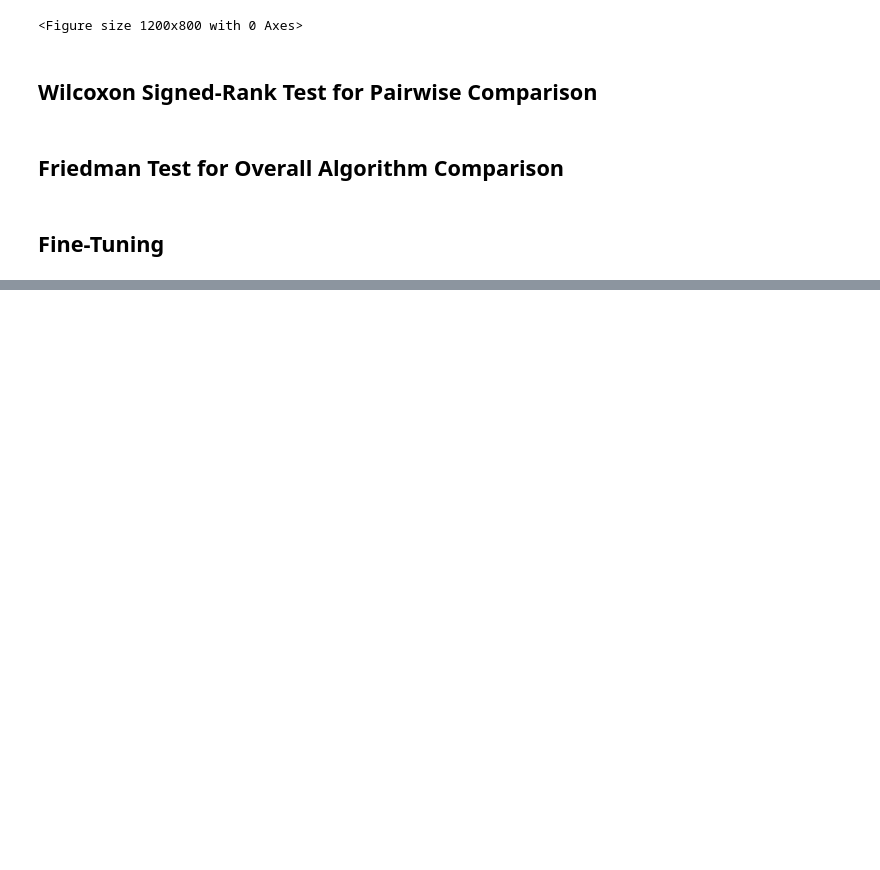
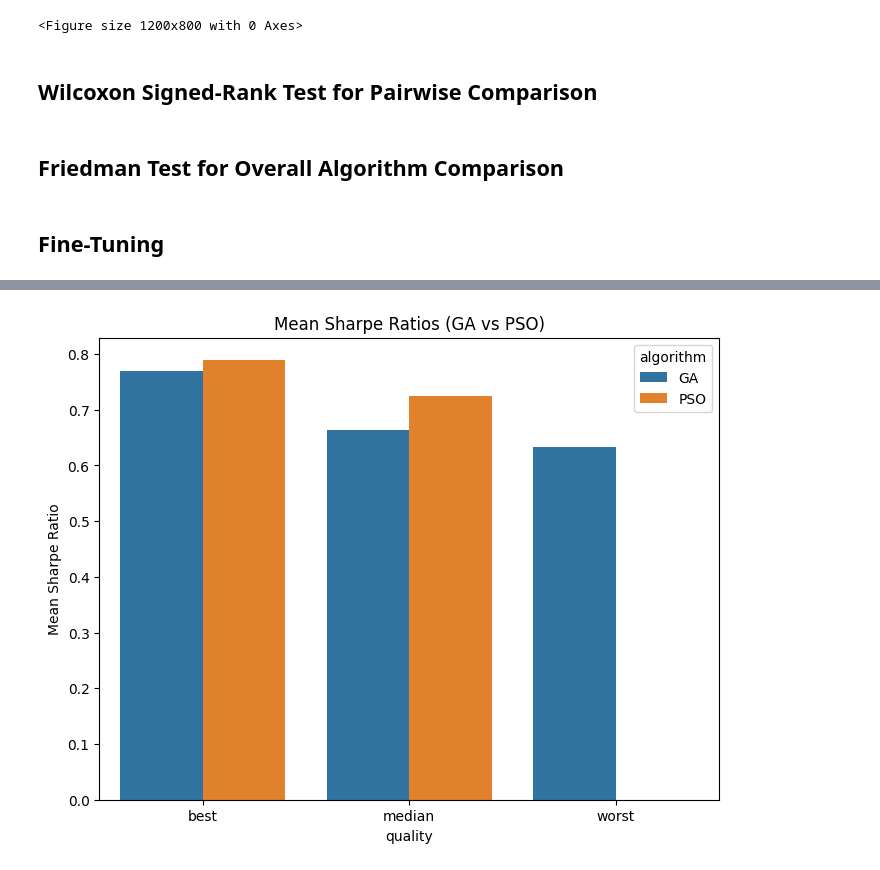
Before and after one commit to aprentix/BAO_Portfolio-Optimization-Problem, a Jupyter notebook: notebooks/compare_results.ipynb, the cells around one changed output, grey strips where cells are left out. Drawn from its saved outputs; the diff is of its cells as text; code cells hidden in the pictures; blank space fills up the shorter version.

```diff
--- a/notebooks/compare_results.ipynb
+++ b/notebooks/compare_results.ipynb
@@ -274,0 +94,99 @@ plot_pairwise_comparison()
+# %%
+# Import necessary libraries
+import pandas as pd
+import numpy as np
+import matplotlib.pyplot as plt
+import seaborn as sns
+from scipy.stats import wilcoxon, ttest_rel
+
+# Load the final aggregated results
+file_path = "c:/Users/lara/BAO_Portfolio-Optimization-Problem/experiments/results/final_fine_tuning_results.csv"
+data = pd.read_csv(file_path)
+
+# Set the alpha value for statistical tests
+alpha = 0.05
+
+# Statistical Tests
+def perform_statistical_tests(ga_data, pso_data, metric, description):
+    print(f"\n{description} - Statistical Tests")
+    # Drop NaN values to avoid calculation issues
+    ga_data = ga_data[metric].dropna()
+    pso_data = pso_data[metric].dropna()
+
+    if ga_data.empty or pso_data.empty:
+        print("⚠️ One of the data sets is empty after removing NaN values. Skipping test.")
+        return
+
+    print(f"GA Mean: {ga_data.mean():.4f}, PSO Mean: {pso_data.mean():.4f}")
+
+    # Wilcoxon test (non-parametric)
+    try:
+        stat, p_value = wilcoxon(ga_data, pso_data)
+        print(f"Wilcoxon Test: Statistic={stat:.4f}, P-Value={p_value:.4f}")
+        if p_value < alpha:
+            print("Difference is statistically significant.")
+        else:
+            print("Difference is NOT statistically significant.")
+    except ValueError as e:
+        print(f"Error in Wilcoxon Test: {e}")
+
+    # Paired t-Test (parametric)
+    try:
+        stat, p_value = ttest_rel(ga_data, pso_data)
+        print(f"Paired t-Test: Statistic={stat:.4f}, P-Value={p_value:.4f}")
+        if p_value < alpha:
+            print("Difference is statistically significant.")
+        else:
+            print("Difference is NOT statistically significant.")
+    except ValueError as e:
+        print(f"Error in Paired t-Test: {e}")
+
+# Perform tests for Best, Median, and Worst Configurations
+for quality in ["best", "median", "worst"]:
+    ga_data = data[(data["algorithm"] == "GA") & (data["quality"] == quality)]
+    pso_data = data[(data["algorithm"] == "PSO") & (data["quality"] == quality)]
+    perform_statistical_tests(ga_data, pso_data, "sharpe_ratio", f"Sharpe Ratio ({quality})")
+    perform_statistical_tests(ga_data, pso_data, "annual_return", f"Annual Return ({quality})")
+    perform_statistical_tests(ga_data, pso_data, "runtime", f"Execution Time ({quality})")
+
+# Visualization Functions
+def bar_plot(data, metric, title, ylabel):
+    plt.figure(figsize=(8, 6))
+    sns.barplot(data=data, x="quality", y=metric, hue="algorithm", errorbar=None)
+    plt.title(title)
+    plt.ylabel(ylabel)
+    plt.show()
+
+def box_plot(data, metric, title, ylabel):
+    plt.figure(figsize=(8, 6))
+    sns.boxplot(data=data, x="algorithm", y=metric, hue="quality")
+    plt.title(title)
+    plt.ylabel(ylabel)
+    plt.show()
+
+def scatter_plot(data, x_metric, y_metric, title, xlabel, ylabel):
+    plt.figure(figsize=(8, 6))
+    sns.scatterplot(data=data, x=x_metric, y=y_metric, hue="algorithm", style="quality")
+    plt.title(title)
+    plt.xlabel(xlabel)
+    plt.ylabel(ylabel)
+    plt.show()
+
+# Visualization: Sharpe Ratio Comparison (Best, Median, Worst)
+bar_plot(data, "mean_sharpe", "Mean Sharpe Ratios (GA vs PSO)", "Mean Sharpe Ratio")
+
+# Visualization: Return Distribution (Best, Median, Worst)
+box_plot(data, "annual_return", "Annual Return Distributions (GA vs PSO)", "Annual Return")
+
+# Visualization: Execution Time Comparison (Best, Median, Worst)
+bar_plot(data, "runtime", "Execution Time (GA vs PSO)", "Runtime (seconds)")
+
+# Visualization: Tradeoff Analysis (Sharpe Ratio vs. Time)
+scatter_plot(data, "runtime", "sharpe_ratio", "Sharpe Ratio vs. Execution Time (GA vs PSO)", "Execution Time (seconds)", "Sharpe Ratio")
+
+# Best Configuration Comparison (Sharpe Ratio vs Annual Return)
+best_data = data[data["quality"] == "best"]
+scatter_plot(best_data, "sharpe_ratio", "annual_return", "Best Configuration Comparison (GA vs PSO)", "Sharpe Ratio", "Annual Return")
+
+print("✅ All statistical tests and visualizations completed.")
+# %% [output]
@@ -274,0 +210 @@ plot_pairwise_comparison()
+[figure, added]
```
Also changed, not shown: parts of 12 cells of this notebook, 1 other file.
